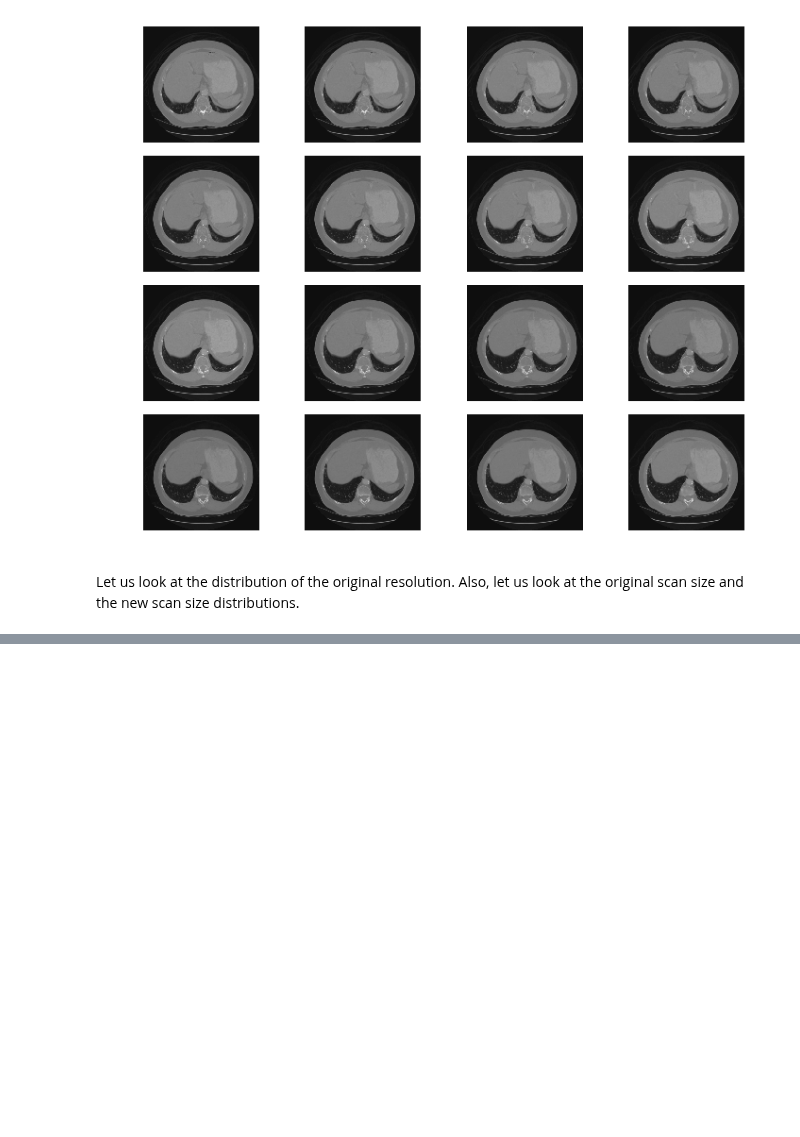
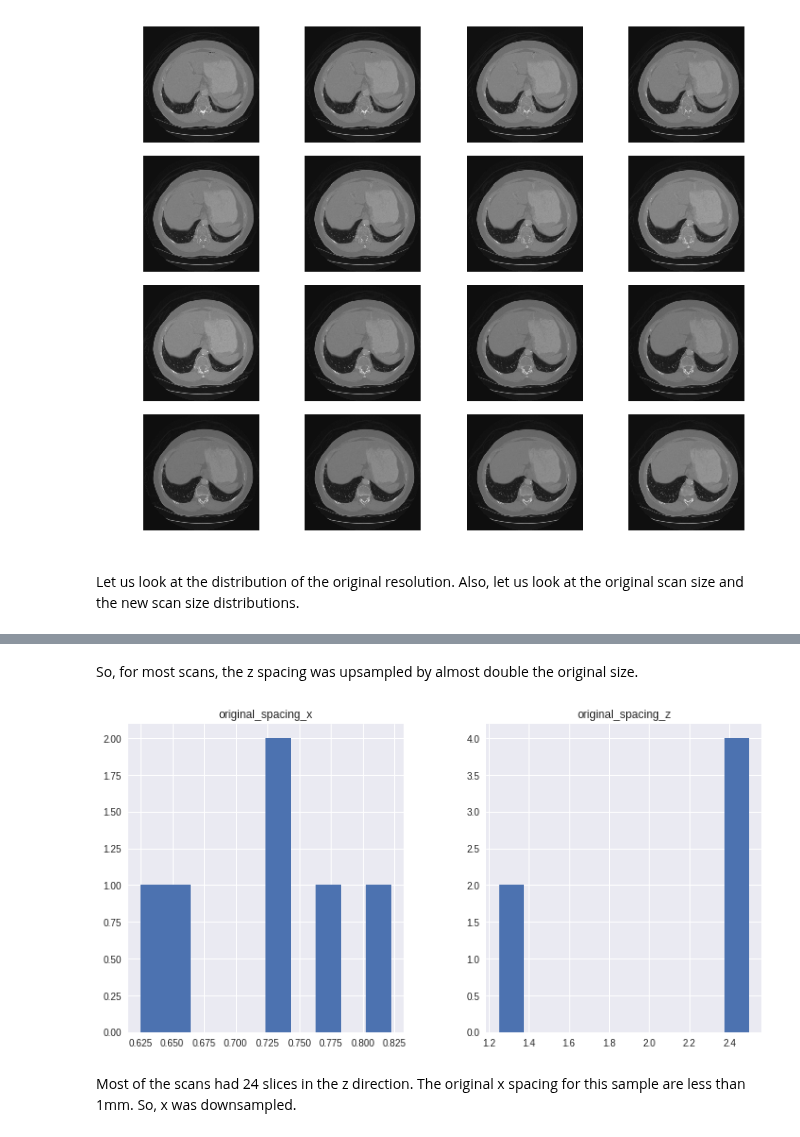
Before and after one commit to MariamQusai/DLToolboxImg, a Jupyter notebook: DL_005_Preprocessing_resample_to_new_resolution.ipynb, the cells around one changed output, grey strips where cells are left out. Cells and saved outputs as stored; diff of their text form; code cells hidden in the pictures; blank space fills up the shorter version.

```diff
--- a/DL_005_Preprocessing_resample_to_new_resolution.ipynb
+++ b/DL_005_Preprocessing_resample_to_new_resolution.ipynb
@@ -525,0 +533,10 @@ L
+# %% [markdown]
+So, for most scans, the z spacing was  upsampled by almost double the original size.
+# %%
+columns=['original_spacing_x','original_spacing_z']
+df1.hist(column=columns,figsize=(12,6))
+plt.show()
+# %% [output]
+[figure, added]
+# %% [markdown]
+Most of the scans had 24 slices in the z direction. The original x spacing for this sample are less than 1mm. So, x was downsampled.
```
Also changed, not shown: parts of 5 cells of this notebook.
